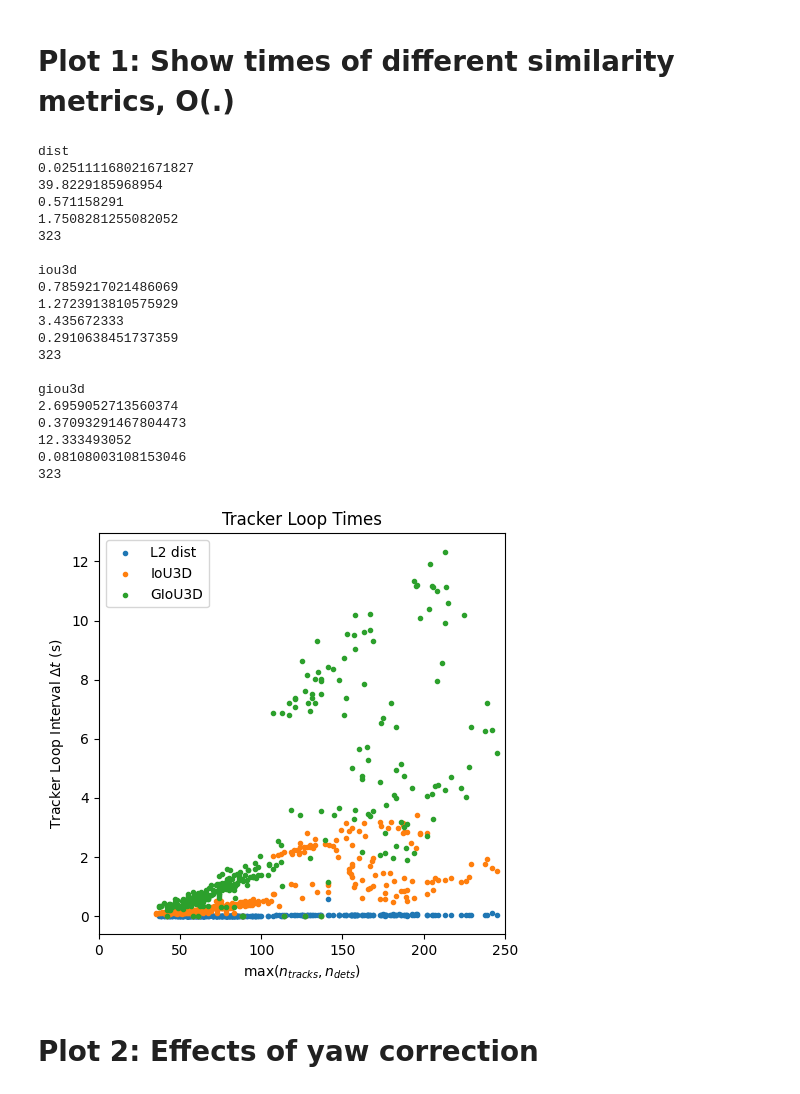
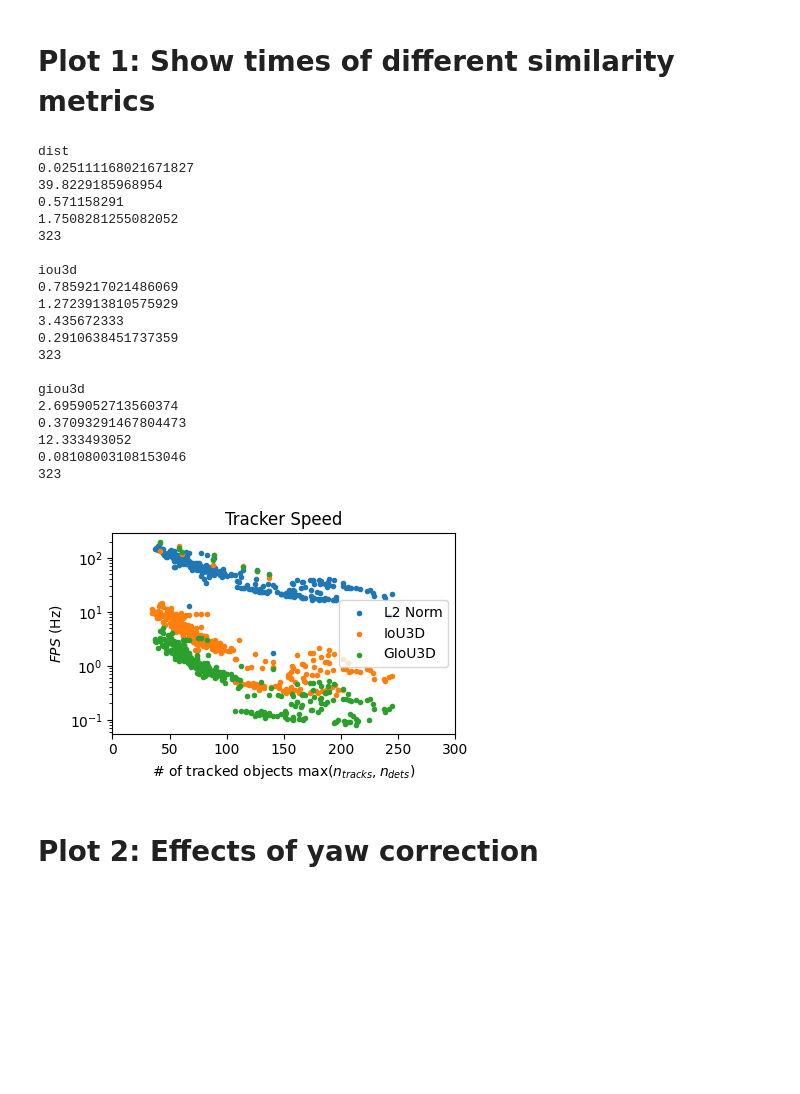
Before and after one commit to roboav8r/marmot, a Jupyter notebook: scripts/analysis/nuscenes_analysis.ipynb, the cells around one changed output. Saved outputs shown, nothing was run; the diff lists cells and outputs as text; code cells hidden in the pictures; blank space fills up the shorter version.

```diff
--- a/scripts/analysis/nuscenes_analysis.ipynb
+++ b/scripts/analysis/nuscenes_analysis.ipynb
@@ -4,7 +4,7 @@ import pandas as pd
 import matplotlib.pyplot as plt
 from sklearn.metrics import r2_score
 # %% [markdown]
-# Plot 1: Show times of different similarity metrics, O(.)
+# Plot 1: Show times of different similarity metrics
 # %%
 # Load accuracy .csv and times.csv
 time_path = '../../results/1_sim_metrics/mini_train/times.csv'
@@ -13,8 +13,12 @@ acc_path = '../../results/1_sim_metrics/accuracy.csv'
 def get_max_n(row):
     return max(row['n_dets'],row['n_trks'])
 
+def compute_fps(row):
+    return 1000000000./row['time_ns']
+
 time_df = pd.read_csv(time_path)
 time_df['n_max'] = time_df.apply(get_max_n, axis=1)
+time_df['fps'] = time_df.apply(compute_fps, axis=1)
 acc_df = pd.read_csv(acc_path)
 
 split='mini_train'
@@ -24,39 +28,30 @@ dist_time_df = time_df[time_df['config'].str.contains("_dist")]
 iou_time_df = time_df[time_df['config'].str.contains("_iou3d")]
 giou_time_df = time_df[time_df['config'].str.contains("_giou3d")]
 # %%
-# Generate timing plot
-# z, residuals, rank, singular_values, rcond = np.polyfit(time_df['n_max'],time_df['time_ns']/1000000000,1,full=True)
-# p = np.poly1d(z)
 
-n_bins=25
-fig, axs = plt.subplots(1, 1, tight_layout=True, figsize=(5,5)) # , gridspec_kw={'width_ratios': [2, 1]}
-axs.scatter(dist_time_df['n_max'],dist_time_df['time_ns']/1000000000,marker='.')
-axs.scatter(iou_time_df['n_max'],iou_time_df['time_ns']/1000000000,marker='.')
-axs.scatter(giou_time_df['n_max'],giou_time_df['time_ns']/1000000000,marker='.')
-axs.set_xlim([0,250])
-axs.set_title('Tracker Loop Times')
-axs.set_xlabel('max($n_{tracks},n_{dets}$)')
-axs.set_ylabel('Tracker Loop Interval $\Delta t$ (s)')
-# axs[0].plot(time_df['n_max'],p(time_df['n_max']),color="orange", linewidth=3, linestyle="-")
-axs.legend(['L2 dist','IoU3D','GIoU3D'])
+# Original plot, time vs n
+# fig, axs = plt.subplots(1, 1, tight_layout=True, figsize=(4.5,4.5)) # , gridspec_kw={'width_ratios': [2, 1]}
+# axs.scatter(dist_time_df['n_max'],dist_time_df['time_ns']/1000000000,marker='.')
+# axs.scatter(iou_time_df['n_max'],iou_time_df['time_ns']/1000000000,marker='.')
+# axs.scatter(giou_time_df['n_max'],giou_time_df['time_ns']/1000000000,marker='.')
+# axs.set_xlim([0,250])
+# axs.set_title('Tracker Loop Times')
+# axs.set_xlabel('max($n_{tracks},n_{dets}$)')
+# axs.set_ylabel('Tracker Loop Interval $\Delta t$ (s)')
+# axs.legend(['L2 Norm','IoU3D','GIoU3D'])
 
+# New plot, speed vs n on log scale
+fig, axs = plt.subplots(1, 1, tight_layout=True, figsize=(4.5,3.)) # , gridspec_kw={'width_ratios': [2, 1]}
+axs.scatter(dist_time_df['n_max'],dist_time_df['fps'],marker='.')
+axs.scatter(iou_time_df['n_max'],iou_time_df['fps'],marker='.')
+axs.scatter(giou_time_df['n_max'],giou_time_df['fps'],marker='.')
+axs.set_xlim([0,300])
+axs.set_title('Tracker Speed')
+axs.set_xlabel('# of tracked objects max($n_{tracks},n_{dets}$)')
+axs.set_ylabel('$FPS$ (Hz)')
+axs.set_yscale('log')
+axs.legend(['L2 Norm','IoU3D','GIoU3D'])
 
-
-# axs[0].scatter(dist_time_df['n_max'],dist_time_df['time_ns']/1000000000,marker='.')
-# axs[0].scatter(iou_time_df['n_max'],iou_time_df['time_ns']/1000000000,marker='.')
-# axs[0].scatter(giou_time_df['n_max'],giou_time_df['time_ns']/1000000000,marker='.')
-# axs[0].set_xlim([0,250])
-# axs[0].set_title('Tracker Loop Times')
-# axs[0].set_xlabel('max($n_{tracks},n_{dets}$)')
-# axs[0].set_ylabel('Tracker Loop Interval $\Delta t$ (s)')
-# # axs[0].plot(time_df['n_max'],p(time_df['n_max']),color="orange", linewidth=3, linestyle="-")
-# axs[0].legend(['L2 dist','IoU3D','GIoU3D'])
-
-# axs[1].hist((dist_time_df['time_ns']/(dist_time_df['n_max']*1000000000),iou_time_df['time_ns']/(iou_time_df['n_max']*1000000000),giou_time_df['time_ns']/(giou_time_df['n_max']*1000000000)),histtype='step',density=True,stacked=True, bins=n_bins,label=['L2 dist','IoU3D','GIoU3D']) #, bins=n_bins
-# axs[1].legend(['L2 dist','IoU3D','GIoU3D'])
-# axs[1].set_title('Normalized Tracker Times')
-# axs[1].set_ylabel('prob($\\bar{\\tau}$)')
-# axs[1].set_xlabel('$\\bar{\\tau}$ (SPOT)')
 
 plt.savefig('nuscenes_results_1.png')
 
@@ -83,34 +78,34 @@ print()
 print("giou3d")
 print(np.mean(giou_time_df['time_ns']/1000000000))
 print(1000000000/(np.mean(giou_time_df['time_ns'])))
 print(np.max(giou_time_df['time_ns']/(1000000000)))
 print(1000000000/(np.max(giou_time_df['time_ns'])))
 # print(np.mean(giou_time_df['time_ns']/(giou_time_df['n_max']*1000000000)))
 # print(np.max(giou_time_df['time_ns']/(giou_time_df['n_max']*1000000000)))
 print(len(giou_time_df['time_ns']))
 print()
 # %% [output]
 dist
 0.025111168021671827
 39.8229185968954
 0.571158291
 1.7508281255082052
 323
 
 iou3d
 0.7859217021486069
 1.2723913810575929
 3.435672333
 0.2910638451737359
 323
 
 giou3d
 2.6959052713560374
 0.37093291467804473
 12.333493052
 0.08108003108153046
 323
-[figure, old version]
+[figure, new version]
 # %% [markdown]
 # Plot 2: Effects of yaw correction
 # %%
```
Also changed, not shown: parts of 16 cells of this notebook, 38 other files.
